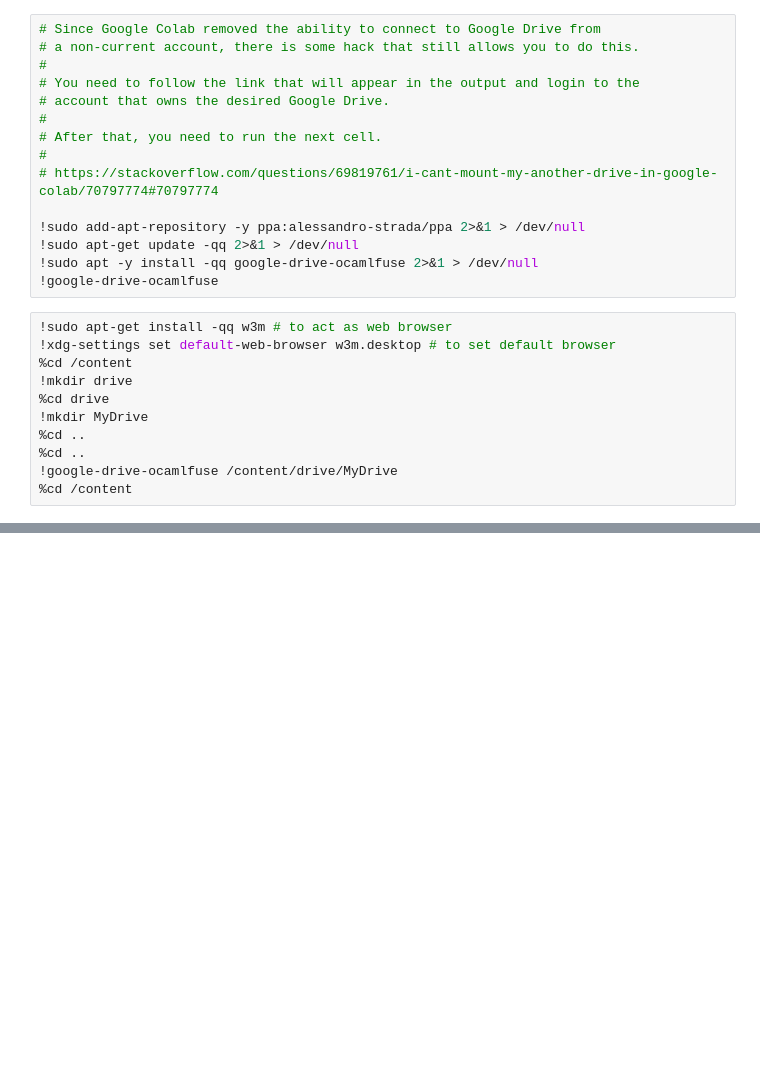
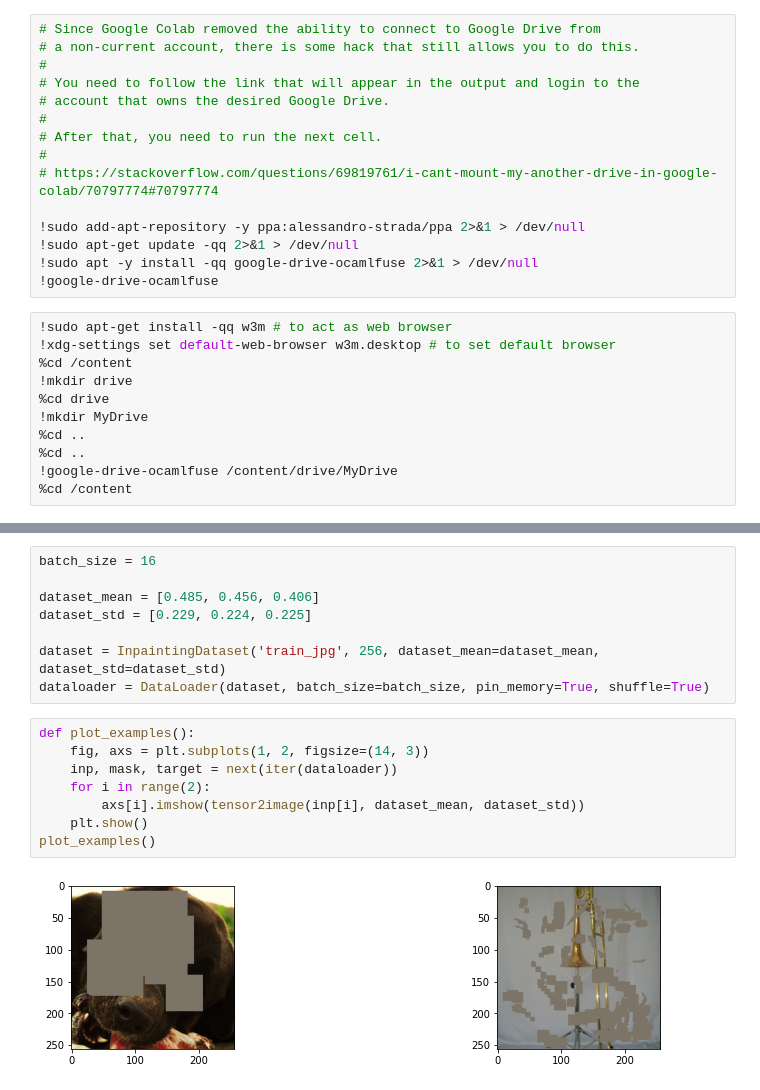
Before and after one commit to Sankek/ImageInpainting, a Jupyter notebook: training.ipynb, the cells around one changed output, grey strips where cells are left out. Drawn from its saved outputs; the diff is of its cells as text; blank space fills up the shorter version.

```diff
--- a/training.ipynb
+++ b/training.ipynb
@@ -45,0 +77,18 @@ DEVICE = torch.device('cuda' if torch.cuda.is_available() else 'cpu')
+# %%
+batch_size = 16
+
+dataset_mean = [0.485, 0.456, 0.406]
+dataset_std = [0.229, 0.224, 0.225]
+
+dataset = InpaintingDataset('train_jpg', 256, dataset_mean=dataset_mean, dataset_std=dataset_std)
+dataloader = DataLoader(dataset, batch_size=batch_size, pin_memory=True, shuffle=True)
+# %%
+def plot_examples():
+    fig, axs = plt.subplots(1, 2, figsize=(14, 3))
+    inp, mask, target = next(iter(dataloader))
+    for i in range(2):
+        axs[i].imshow(tensor2image(inp[i], dataset_mean, dataset_std))
+    plt.show()
+plot_examples()
+# %% [output]
+[figure, added]
```
Also changed, not shown: parts of 13 cells of this notebook.
